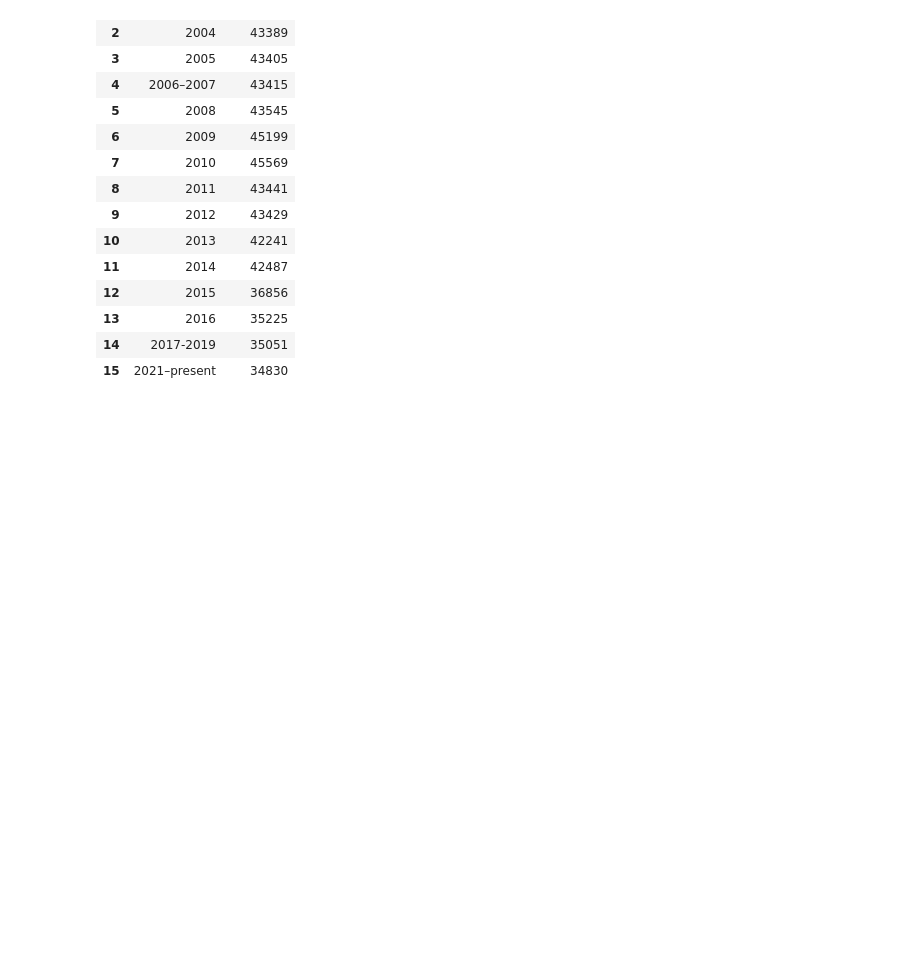
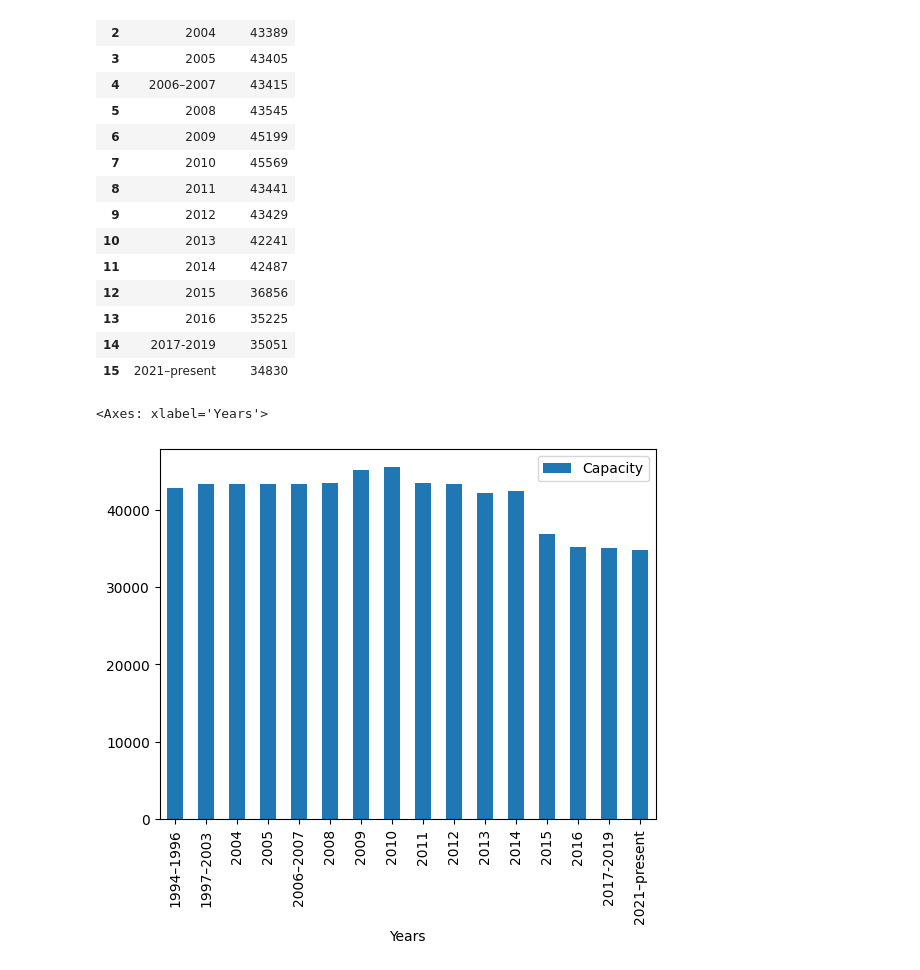
Before and after one commit to milesbolton/milesbolton.github.io, a Jupyter notebook: docs/lede-project-2/progressive-field.ipynb, the cells around one changed output. Saved outputs shown, nothing was run; the diff lists cells and outputs as text; code cells hidden in the pictures; blank space fills up the shorter version.

Commit message:
Plotted TOR and CLE stadium capacity history

```diff
--- a/docs/lede-project-2/progressive-field.ipynb
+++ b/docs/lede-project-2/progressive-field.ipynb
@@ -186,3 +186,8 @@ stadium_capacity
 | 15 | 2021–present | 34830 |
 # %%
 stadium_capacity.to_csv('progressive_field_capacity_hist.csv')
+# %%
+stadium_capacity.plot.bar(x='Years')
+# %% [output]
+<Axes: xlabel='Years'>
+[figure, added]
```
Also changed, not shown: 1 other file.
